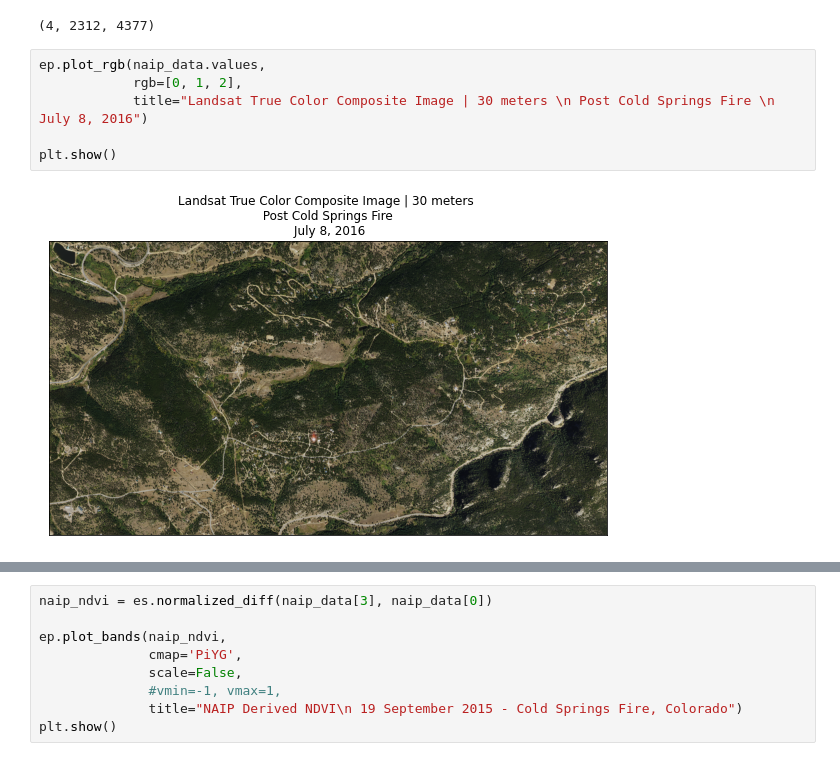
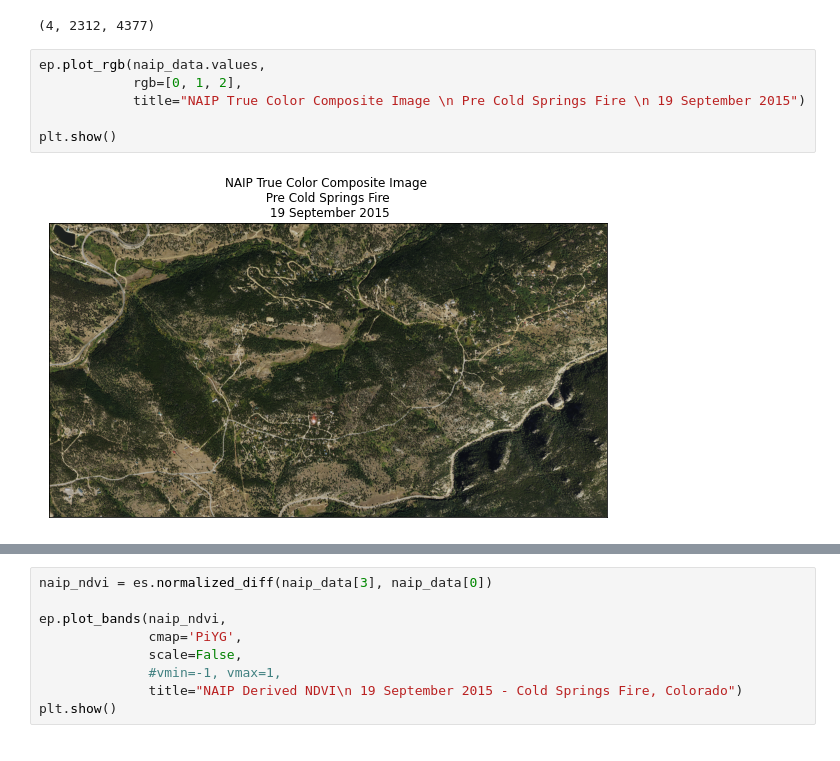
Before and after one commit to vintel38/Index3, a Jupyter notebook: VegIndex.ipynb, the cells around one changed output, grey strips where cells are left out. Saved outputs shown, nothing was run; the diff lists cells and outputs as text.

```diff
--- a/VegIndex.ipynb
+++ b/VegIndex.ipynb
@@ -52,8 +54,8 @@ naip_data.shape
 # %%
 ep.plot_rgb(naip_data.values,
             rgb=[0, 1, 2],
-            title="Landsat True Color Composite Image | 30 meters \n Post Cold Springs Fire \n July 8, 2016")
+            title="NAIP True Color Composite Image \n Pre Cold Springs Fire \n 19 September 2015")
 
 plt.show()
 # %% [output]
-[figure, old version]
+[figure, new version]
```
Also changed, not shown: parts of 24 cells of this notebook.
